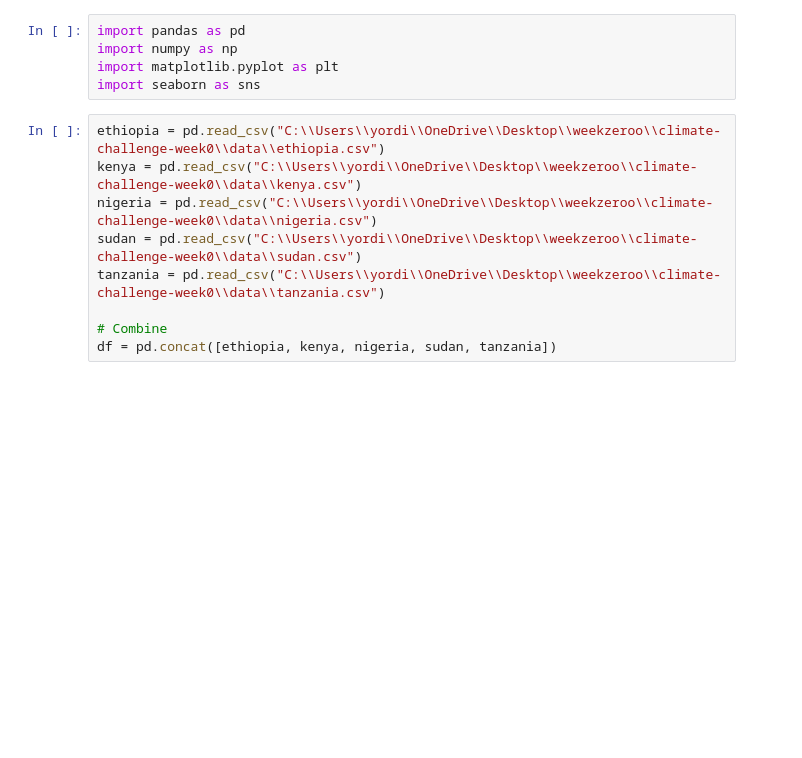
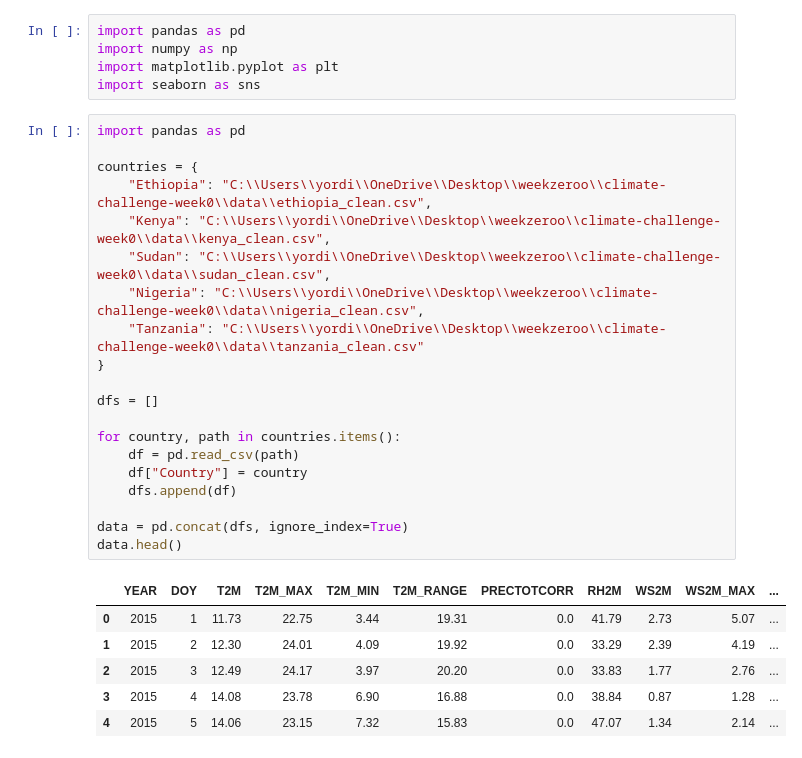
Before and after one commit to yordanosbirhanu/climate-challenge-week0, a Jupyter notebook: notebooks/compare_countries.ipynb, the cells around one changed output. Cells and saved outputs as stored; diff of their text form; blank space fills up the shorter version.

```diff
--- a/notebooks/compare_countries.ipynb
+++ b/notebooks/compare_countries.ipynb
@@ -3,15 +3,33 @@ import pandas as pd
 import numpy as np
 import matplotlib.pyplot as plt
 import seaborn as sns
-# %%
-ethiopia = pd.read_csv("C:\\Users\\yordi\\OneDrive\\Desktop\\weekzeroo\\climate-challenge-week0\\data\\ethiopia.csv")
-kenya = pd.read_csv("C:\\Users\\yordi\\OneDrive\\Desktop\\weekzeroo\\climate-challenge-week0\\data\\kenya.csv")
-nigeria = pd.read_csv("C:\\Users\\yordi\\OneDrive\\Desktop\\weekzeroo\\climate-challenge-week0\\data\\nigeria.csv")
-sudan = pd.read_csv("C:\\Users\\yordi\\OneDrive\\Desktop\\weekzeroo\\climate-challenge-week0\\data\\sudan.csv")
-tanzania = pd.read_csv("C:\\Users\\yordi\\OneDrive\\Desktop\\weekzeroo\\climate-challenge-week0\\data\\tanzania.csv")
-
-# Combine
-df = pd.concat([ethiopia, kenya, nigeria, sudan, tanzania])
+# %%
+import pandas as pd
+
+countries = {
+    "Ethiopia": "C:\\Users\\yordi\\OneDrive\\Desktop\\weekzeroo\\climate-challenge-week0\\data\\ethiopia_clean.csv",
+    "Kenya": "C:\\Users\\yordi\\OneDrive\\Desktop\\weekzeroo\\climate-challenge-week0\\data\\kenya_clean.csv",
+    "Sudan": "C:\\Users\\yordi\\OneDrive\\Desktop\\weekzeroo\\climate-challenge-week0\\data\\sudan_clean.csv",
+    "Nigeria": "C:\\Users\\yordi\\OneDrive\\Desktop\\weekzeroo\\climate-challenge-week0\\data\\nigeria_clean.csv",
+    "Tanzania": "C:\\Users\\yordi\\OneDrive\\Desktop\\weekzeroo\\climate-challenge-week0\\data\\tanzania_clean.csv"
+}
+
+dfs = []
+
+for country, path in countries.items():
+    df = pd.read_csv(path)
+    df["Country"] = country
+    dfs.append(df)
+
+data = pd.concat(dfs, ignore_index=True)
+data.head()
+# %% [output]
+|  | YEAR | DOY | T2M | T2M_MAX | T2M_MIN | T2M_RANGE | PRECTOTCORR | RH2M | WS2M | WS2M_MAX | ... |
+| 0 | 2015 | 1 | 11.73 | 22.75 | 3.44 | 19.31 | 0.0 | 41.79 | 2.73 | 5.07 | ... |
+| 1 | 2015 | 2 | 12.30 | 24.01 | 4.09 | 19.92 | 0.0 | 33.29 | 2.39 | 4.19 | ... |
+| 2 | 2015 | 3 | 12.49 | 24.17 | 3.97 | 20.20 | 0.0 | 33.83 | 1.77 | 2.76 | ... |
+| 3 | 2015 | 4 | 14.08 | 23.78 | 6.90 | 16.88 | 0.0 | 38.84 | 0.87 | 1.28 | ... |
+| 4 | 2015 | 5 | 14.06 | 23.15 | 7.32 | 15.83 | 0.0 | 47.07 | 1.34 | 2.14 | ... |
 # %%
 print(df.head())
 # %% [output]
```
Also changed, not shown: parts of 24 cells of this notebook.
